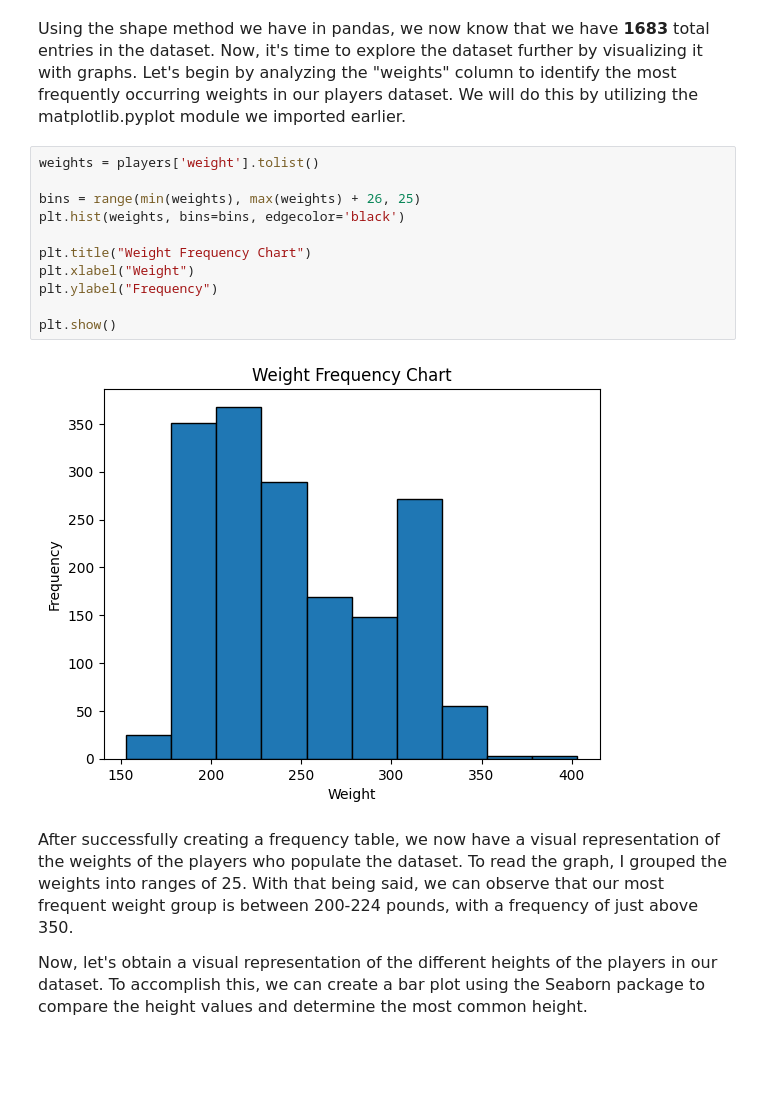
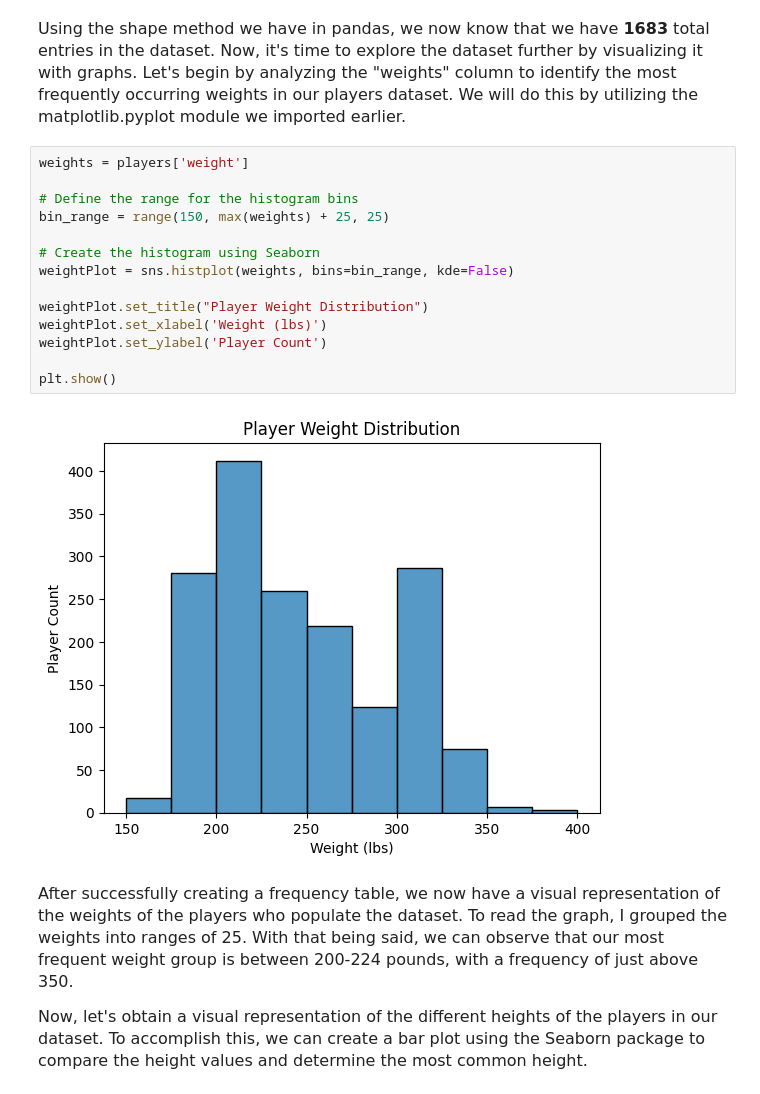
Before and after one commit to glaframb71/CS39AA-Project, a Jupyter notebook: 39aa-project.ipynb, the cells around one changed output. Cells and saved outputs as stored; diff of their text form; blank space fills up the shorter version.

```diff
--- a/39aa-project.ipynb
+++ b/39aa-project.ipynb
@@ -89,19 +90,22 @@ print("Number of entries in the dataset:", num_entries)
 Number of entries in the dataset: 1683
 # %% [markdown]
 <font size="3">Using the shape method we have in pandas, we now know that we have **1683** total entries in the dataset. Now, it's time to explore the dataset further by visualizing it with graphs. Let's begin by analyzing the "weights" column to identify the most frequently occurring weights in our players dataset. We will do this by utilizing the matplotlib.pyplot module we imported earlier.<font>
-# %%
-weights = players['weight'].tolist()
-
-bins = range(min(weights), max(weights) + 26, 25)
-plt.hist(weights, bins=bins, edgecolor='black')
-
-plt.title("Weight Frequency Chart")
-plt.xlabel("Weight")
-plt.ylabel("Frequency")
-
-plt.show()
-# %% [output]
-[figure, removed]
+# %%
+weights = players['weight']
+
+# Define the range for the histogram bins
+bin_range = range(150, max(weights) + 25, 25)
+
+# Create the histogram using Seaborn
+weightPlot = sns.histplot(weights, bins=bin_range, kde=False)
+
+weightPlot.set_title("Player Weight Distribution")
+weightPlot.set_xlabel('Weight (lbs)')
+weightPlot.set_ylabel('Player Count')
+
+plt.show()
+# %% [output]
+[figure, added]
 # %% [markdown]
 <font size ="3">After successfully creating a frequency table, we now have a visual representation of the weights of the players who populate the dataset. To read the graph, I grouped the weights into ranges of 25. With that being said, we can observe that our most frequent weight group is between 200-224 pounds, with a frequency of just above 350.</font>
 
```
Also changed, not shown: parts of 3 cells of this notebook.
